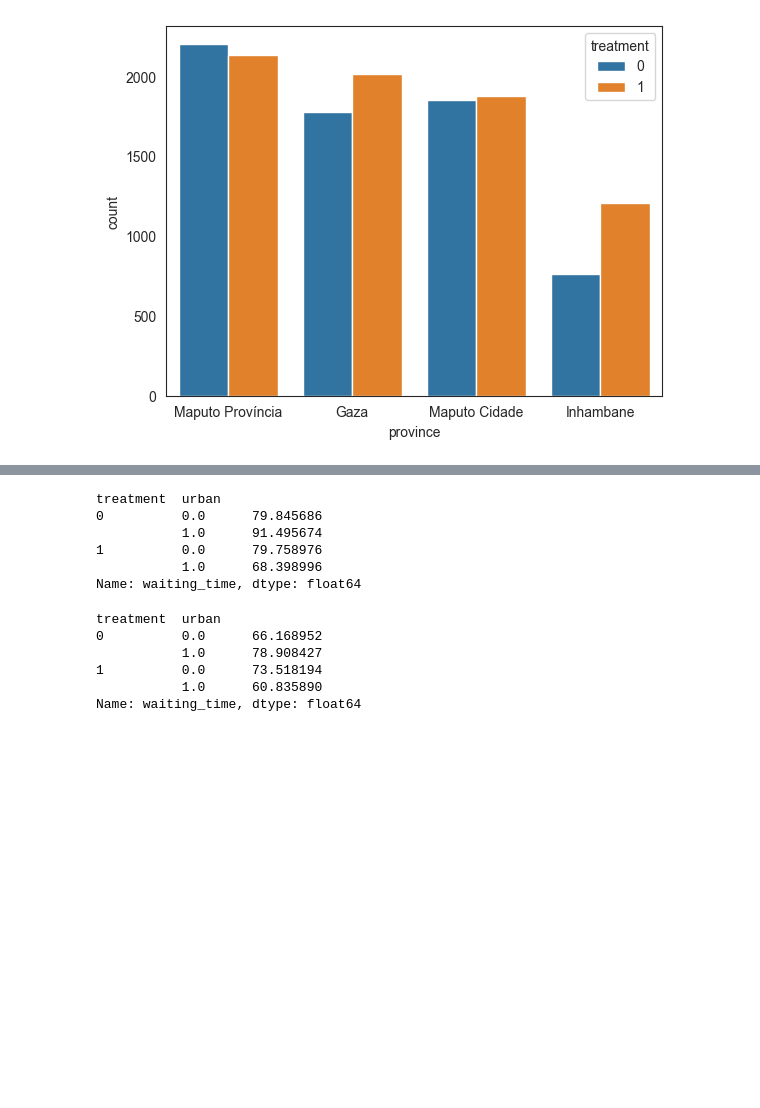
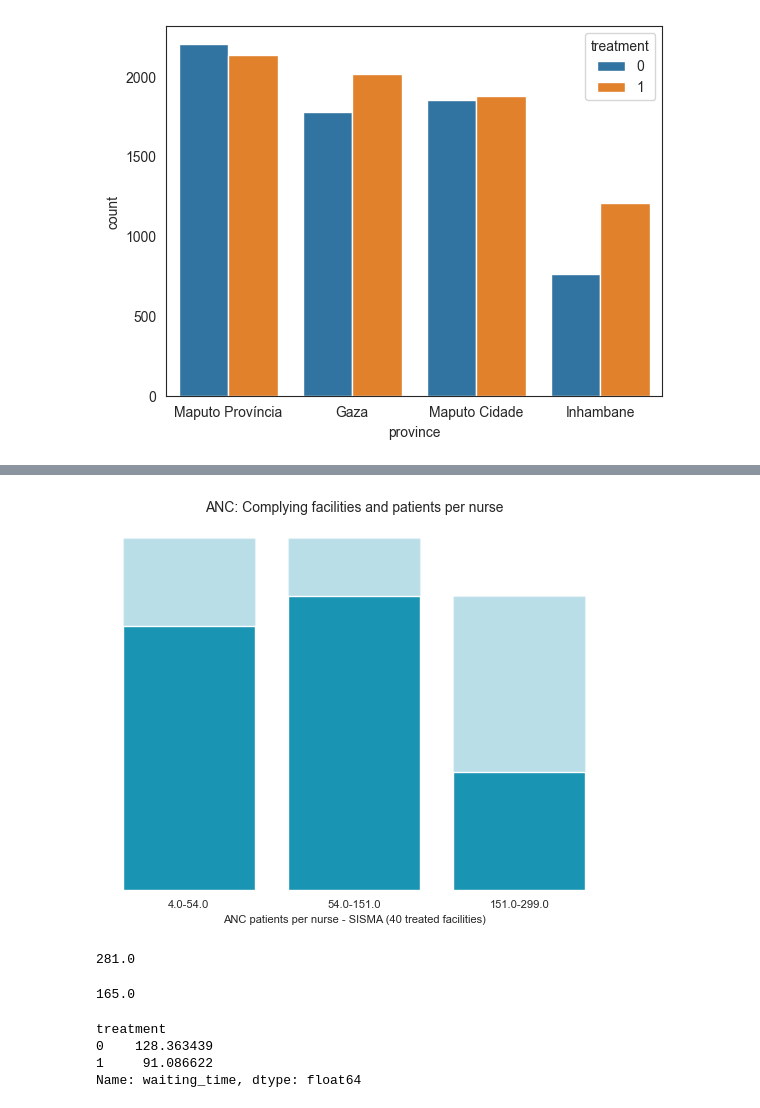
Before and after one commit to health-lse/anc_hiv_scheduling, a Jupyter notebook: notebooks/test.ipynb, the cells around one changed output, grey strips where cells are left out. Drawn from its saved outputs; the diff is of its cells as text; code cells hidden in the pictures; blank space fills up the shorter version.

```diff
--- a/notebooks/test.ipynb
+++ b/notebooks/test.ipynb
@@ -251,27 +308,44 @@ plt.show()
+# %%
+complier_df = complier_df.query("n_nurses != 0 & n_nurses.notna()")
+complier_df["pat_nurses"] = complier_df["volume_base_total"] / complier_df["n_nurses"]
+
+plt.figure()
+patnurses,labels_patnurses = column_by_quantile(complier_df,
+                                        "pat_nurses", 3,
+                                        n_round=0,format_int=False)
+
+order_nurses=labels_patnurses#['4.0-53.0', '53.0-153.0', '153.0-299.0']
+complier_df["pat_nurses_groups"] = patnurses
+
+sns.countplot(complier_df.query("treatment == 1"), x="pat_nurses_groups",
+            color=TREATED,  order=order_nurses, **dict(alpha=0.3))
+ax = sns.countplot(complier_df.query("treatment == 1 & complier == 1"),
+                    x="pat_nurses_groups", order=order_nurses, color=TREATED)
+
+plt.title("ANC: Complying facilities and patients per nurse" ,fontsize=10)
+plt.xlabel("ANC patients per nurse - SISMA (40 treated facilities)", size=8)
+sns.despine(left=True, bottom=True)
+plt.ylabel("Percentage of patientes", fontsize=8)
+format_graph()
+plt.yticks([])
+plt.ylabel("")
+
+plt.show()
+# %% [output]
+[figure, added]
+# %%
+np.quantile(anc.query("consultation_reason == 1")["waiting_time"], 0.95)
+# %% [output]
+281.0
+# %%
+np.quantile(anc.query("consultation_reason == 2")["waiting_time"],
+            0.8)
+# %% [output]
+165.0
 # %%
-(
-anc.query("consultation_reason == 1")
-    .groupby(["treatment", "urban"])
-    ["waiting_time"].std()
-)
+anc.query("consultation_reason == 2 & urban == 1").groupby("treatment")["waiting_time"].mean()
 # %% [output]
-treatment  urban
-0          0.0      79.845686
-           1.0      91.495674
-1          0.0      79.758976
-           1.0      68.398996
+treatment
+0    128.363439
+1     91.086622
 Name: waiting_time, dtype: float64
-# %%
-(
-anc.query("consultation_reason == 2")
-    .groupby(["treatment", "urban"])
-    ["waiting_time"]
-    .std()
-)
-# %% [output]
-treatment  urban
-0          0.0      66.168952
-           1.0      78.908427
-1          0.0      73.518194
-           1.0      60.835890
-Name: waiting_time, dtype: float64
```
Also changed, not shown: parts of 8 cells of this notebook, 8 other files.
